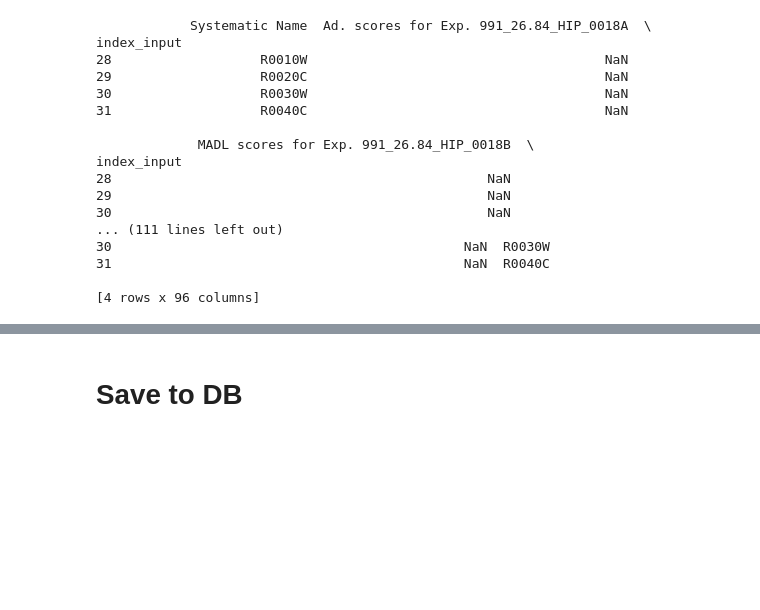
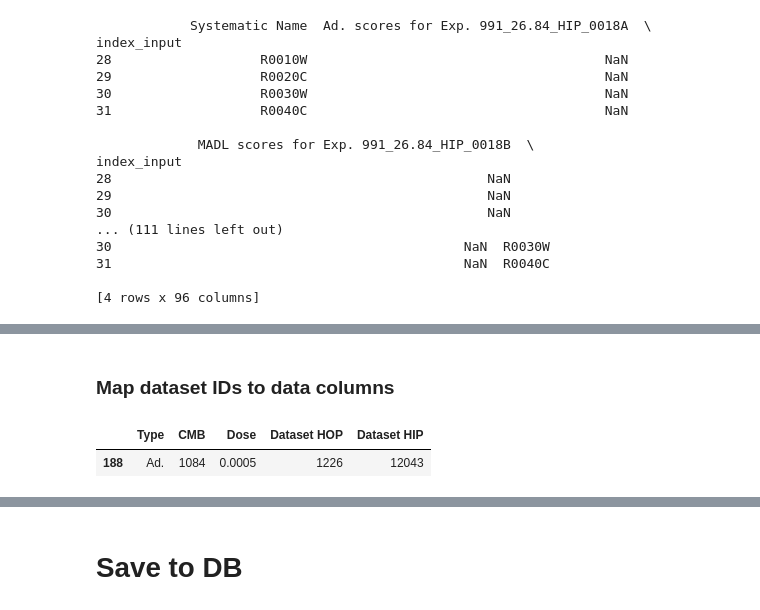
Before and after one commit to yeastphenome/yp-data, a Jupyter notebook: Datasets/24360837/code.ipynb, the cells around one changed output, grey strips where cells are left out. Drawn from its saved outputs; the diff is of its cells as text; code cells hidden in the pictures; blank space fills up the shorter version.

```diff
--- a/Datasets/24360837/code.ipynb
+++ b/Datasets/24360837/code.ipynb
@@ -112,0 +234,9 @@ dataset_ids = [1087, 16622]
+# %% [markdown]
+### Map dataset IDs to data columns
+# %%
+compound_map = pd.read_csv('extras/type_cmb_dose_dataset.txt', sep='\t')
+# %%
+compound_map.loc[compound_map.loc[:,'Dataset HOP']==1226]
+# %% [output]
+|  | Type | CMB | Dose | Dataset HOP | Dataset HIP |
+| 188 | Ad. | 1084 | 0.0005 | 1226 | 12043 |
```
Also changed, not shown: parts of 64 cells of this notebook, 7 other files.
